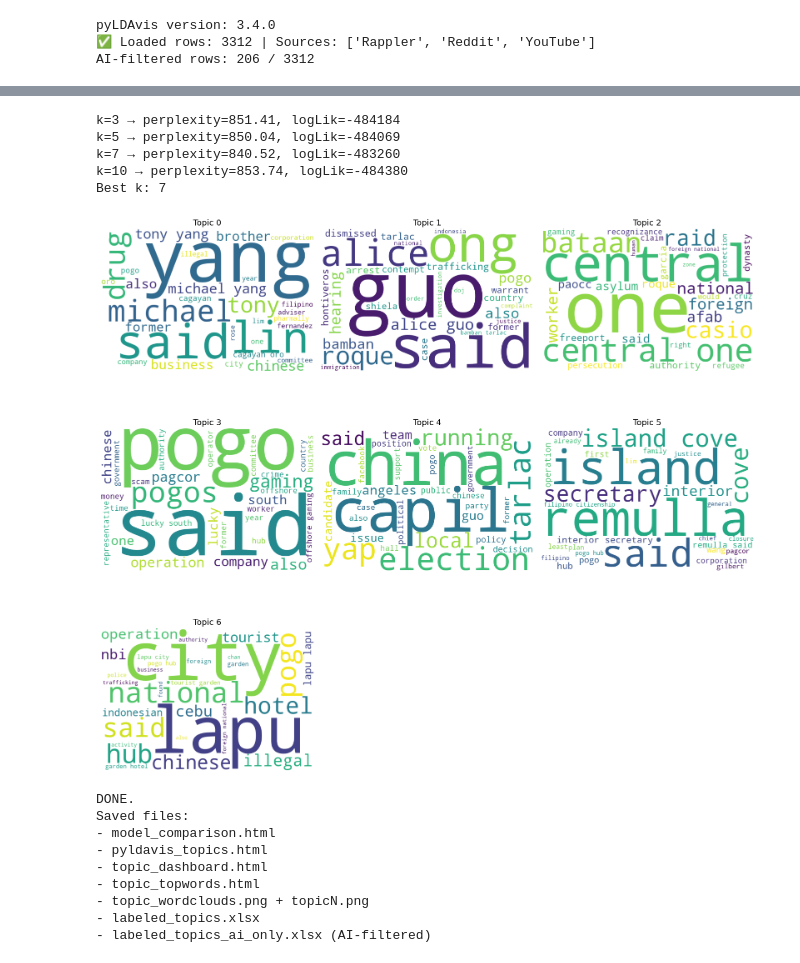
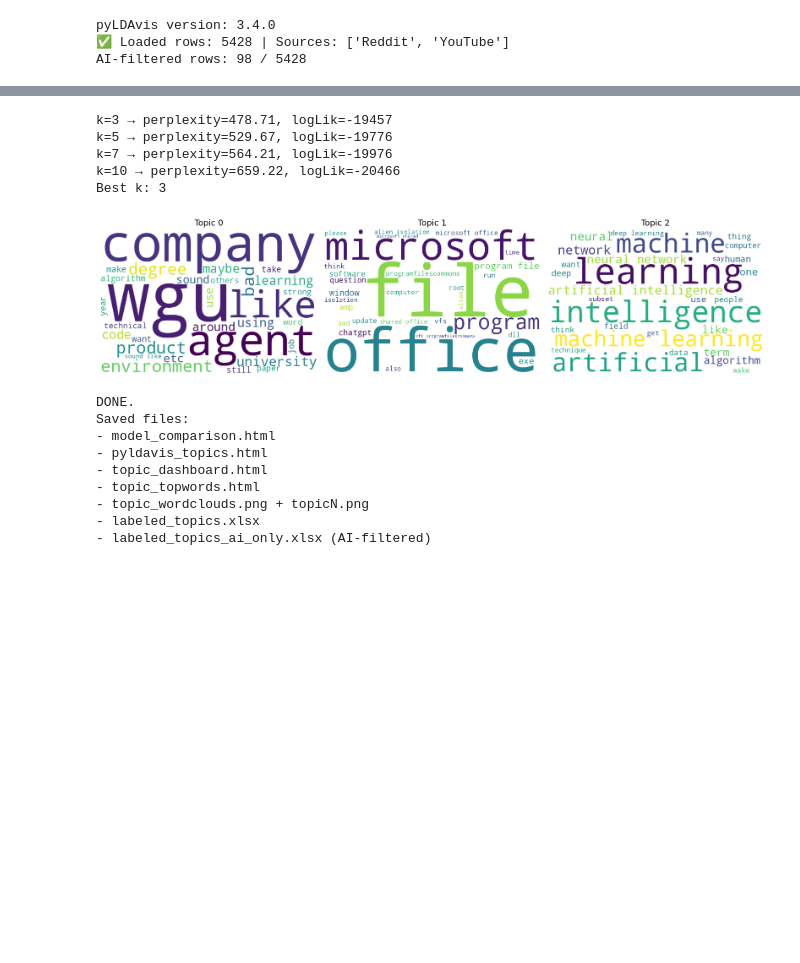
Before and after one commit to lawrencetheabhorrence/Social-Computing-Notebooks, a Jupyter notebook: MultiSource_Topic_Analysis.ipynb, the cells around one changed output, grey strips where cells are left out. Drawn from its saved outputs; the diff is of its cells as text; code cells hidden in the pictures; blank space fills up the shorter version.

```diff
--- a/MultiSource_Topic_Analysis.ipynb
+++ b/MultiSource_Topic_Analysis.ipynb
@@ -26,11 +26,11 @@ import pyLDAvis.lda_model as pyLDAvis_lda
 print("pyLDAvis version:", pyLDAvis.__version__)
 
 # Choose: "reddit", "rappler", "youtube", or "all"
-SOURCE_MODE = "all"   # or "reddit"
+SOURCE_MODE = ["reddit", "youtube"]   # or "reddit"
 
-REDDIT_CSV  = "reddit_comments.csv"
+REDDIT_CSV  = "redditcomments.csv"
 RAPPLER_XLS = "rappler.xlsx"
-YOUTUBE_FILE = "youtube_comments_with_topics.xlsx"
+YOUTUBE_FILE = "youtube_comments.xlsx"
 
 # Global settings
 K_LIST = (3,5,7,10)
@@ -159,21 +159,21 @@ def load_rappler(path):
 # ========== Load data according to SOURCE_MODE ==========
 parts = []
 
-if SOURCE_MODE in ("reddit","all"):
+if "reddit" in SOURCE_MODE:
     if os.path.exists(REDDIT_CSV):
         df_r = load_reddit(REDDIT_CSV)
         if not df_r.empty: parts.append(df_r)
     else:
         print(f"⚠️ Missing {REDDIT_CSV}; skipping Reddit")
 
-if SOURCE_MODE in ("rappler","all"):
+if "rappler" in SOURCE_MODE:
     if os.path.exists(RAPPLER_XLS):
         df_ra = load_rappler(RAPPLER_XLS)
         if not df_ra.empty: parts.append(df_ra)
     else:
         print(f"⚠️ Missing {RAPPLER_XLS}; skipping Rappler")
 
-if SOURCE_MODE in ("youtube","all"):
+if "youtube" in SOURCE_MODE:
     if os.path.exists(YOUTUBE_FILE):
         df_y = load_youtube(YOUTUBE_FILE)
         if not df_y.empty: parts.append(df_y)
@@ -422,5 +419,5 @@ if not data_ai.empty:
 [nltk_data]   Package punkt is already up-to-date!
 pyLDAvis version: 3.4.0
-✅ Loaded rows: 3312 | Sources: ['Rappler', 'Reddit', 'YouTube']
-AI-filtered rows: 206 / 3312
+✅ Loaded rows: 5428 | Sources: ['Reddit', 'YouTube']
+AI-filtered rows: 98 / 5428
 [nltk_data] Downloading package vader_lexicon to
@@ -428,10 +425,10 @@ AI-filtered rows: 206 / 3312
 [nltk_data]   Package vader_lexicon is already up-to-date!
-k=3 → perplexity=851.41, logLik=-484184
-k=5 → perplexity=850.04, logLik=-484069
-k=7 → perplexity=840.52, logLik=-483260
-k=10 → perplexity=853.74, logLik=-484380
-Best k: 7
+k=3 → perplexity=478.71, logLik=-19457
+k=5 → perplexity=529.67, logLik=-19776
+k=7 → perplexity=564.21, logLik=-19976
+k=10 → perplexity=659.22, logLik=-20466
+Best k: 3
-[figure, old version]
+[figure, new version]
 DONE.
 Saved files:
 - model_comparison.html
```
Also changed, not shown: parts of 2 cells of this notebook, 17 other files.
